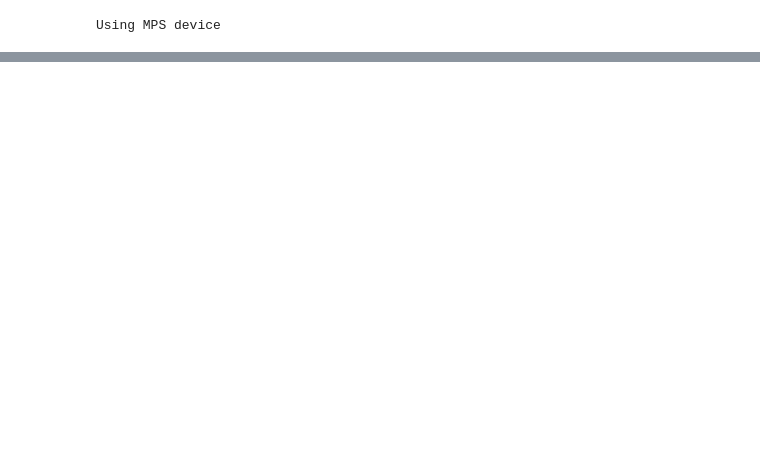
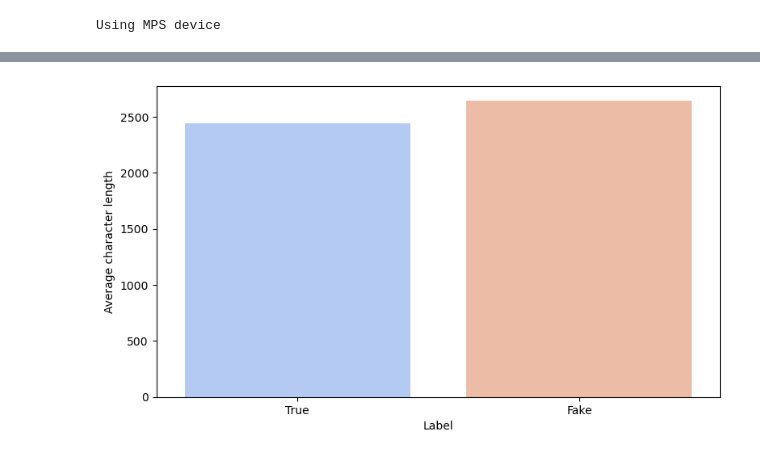
Before and after one commit to AnninaDelacour/rdl_assignment2, a Jupyter notebook: Use_Case_6_Fake_News_Detection.ipynb, the cells around one changed output, grey strips where cells are left out. Saved outputs shown, nothing was run; the diff lists cells and outputs as text; code cells hidden in the pictures; blank space fills up the shorter version.

```diff
--- a/Use_Case_6_Fake_News_Detection.ipynb
+++ b/Use_Case_6_Fake_News_Detection.ipynb
@@ -35,0 +490,8 @@ from nltk.tokenize import sent_tokenize
+# %%
+av_t = concat_data[concat_data['label'] == 1]['article'].apply(lambda x: len(x)).mean()
+av_f = concat_data[concat_data['label'] == 0]['article'].apply(lambda x: len(x)).mean()
+av = pd.DataFrame(data = {'Average character length': [av_t, av_f], 'Label':['True', 'Fake']})
+fig, bar = plt.subplots(figsize = (9,5))
+bar = sns.barplot(y='Average character length', x='Label', data=av, palette='coolwarm')
+# %% [output]
+[figure, added]
```
Also changed, not shown: parts of 102 cells of this notebook, 3 other files.
